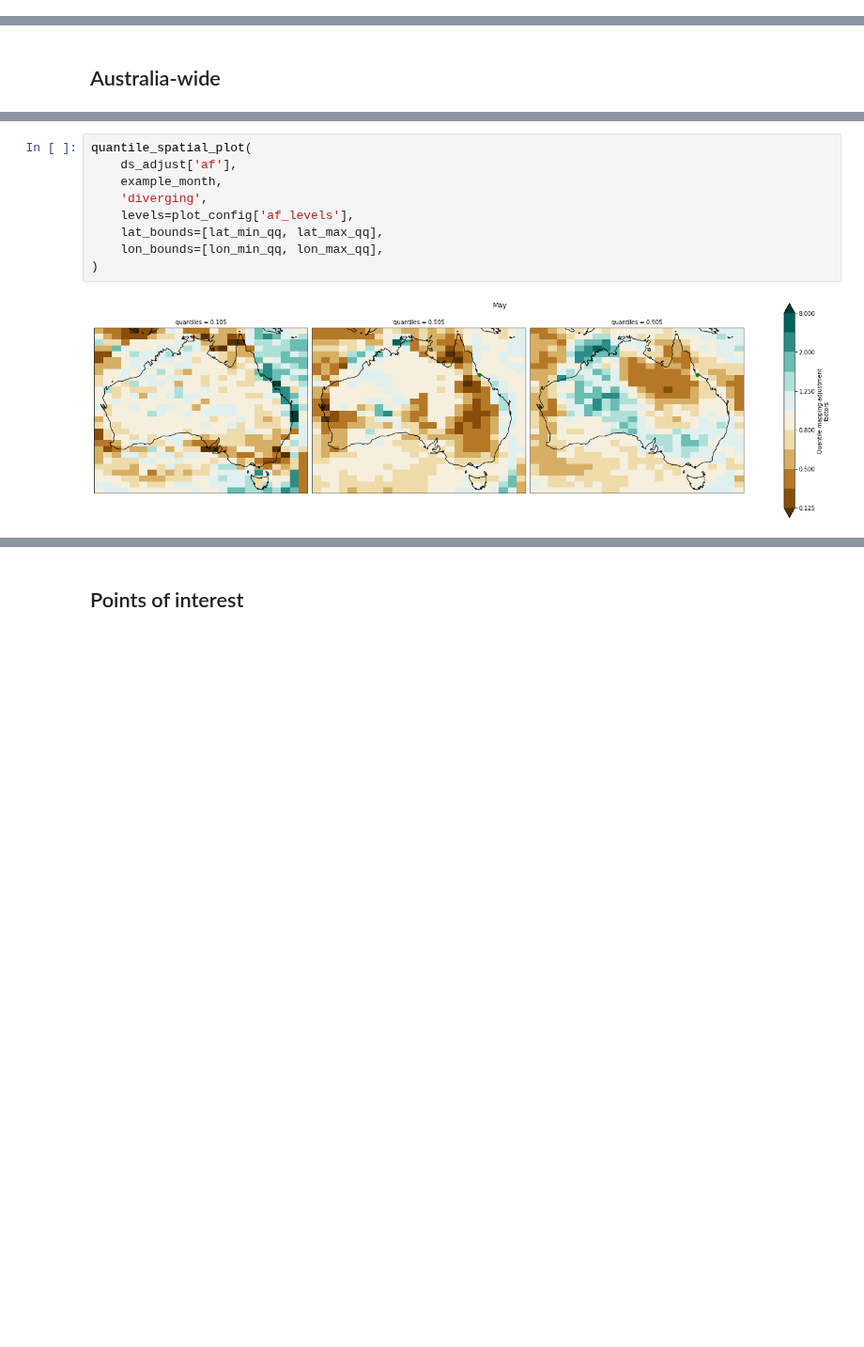
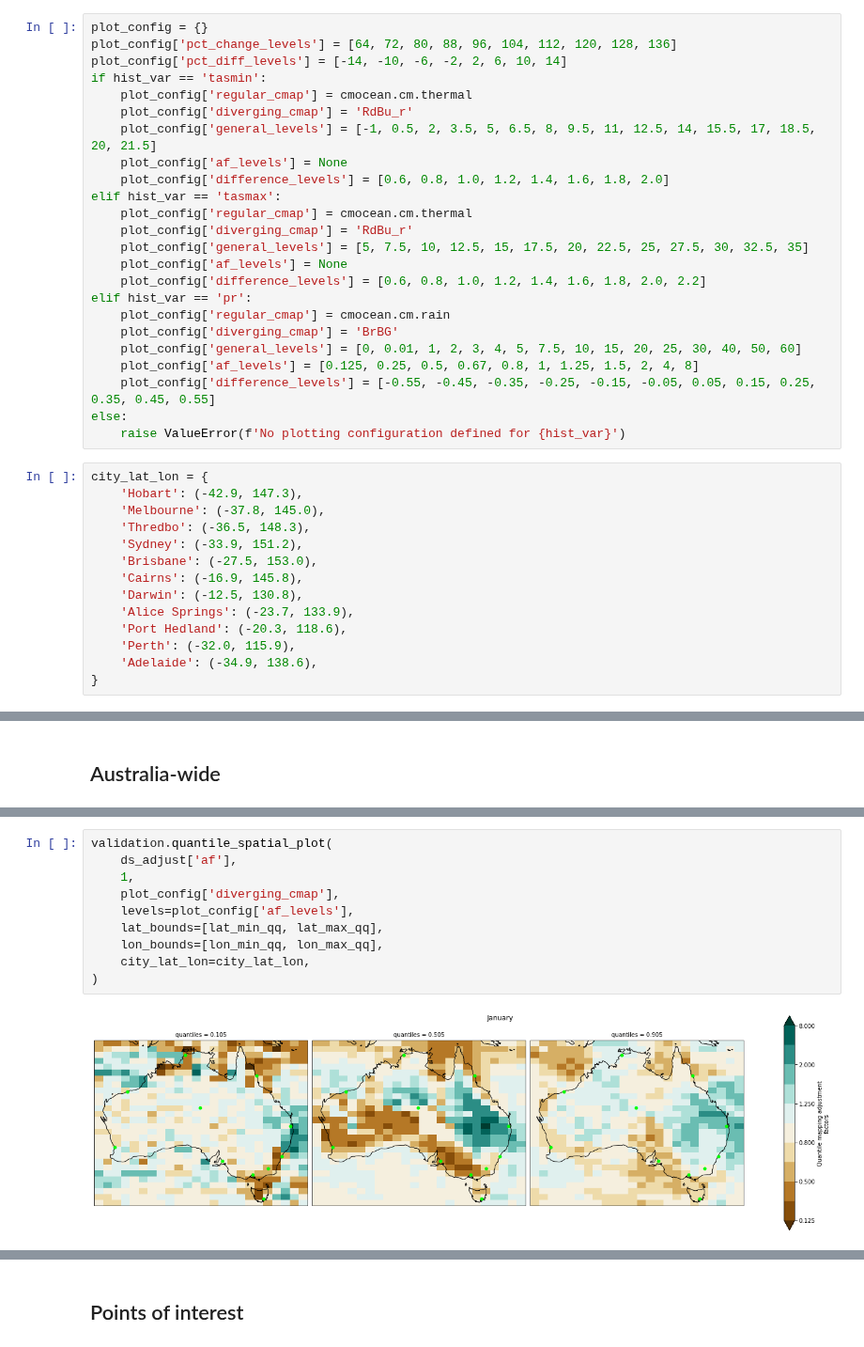
Before and after one commit to AusClimateService/qq-workflows, a Jupyter notebook: new_validation.ipynb, the cells around one changed output, grey strips where cells are left out. Shown at 94% size. Drawn from its saved outputs; the diff is of its cells as text; blank space fills up the shorter version.

```diff
--- a/new_validation.ipynb
+++ b/new_validation.ipynb
@@ -68,6 +53,44 @@ target_files = target_files.split()
 hist_time_bounds = hist_time_bounds.split()
 ref_time_bounds = ref_time_bounds.split()
 target_time_bounds = target_time_bounds.split()
+# %%
+plot_config = {}
+plot_config['pct_change_levels'] = [64, 72, 80, 88, 96, 104, 112, 120, 128, 136]
+plot_config['pct_diff_levels'] = [-14, -10, -6, -2, 2, 6, 10, 14]
+if hist_var == 'tasmin':
+    plot_config['regular_cmap'] = cmocean.cm.thermal
+    plot_config['diverging_cmap'] = 'RdBu_r'
+    plot_config['general_levels'] = [-1, 0.5, 2, 3.5, 5, 6.5, 8, 9.5, 11, 12.5, 14, 15.5, 17, 18.5, 20, 21.5]
+    plot_config['af_levels'] = None
+    plot_config['difference_levels'] = [0.6, 0.8, 1.0, 1.2, 1.4, 1.6, 1.8, 2.0]
+elif hist_var == 'tasmax':
+    plot_config['regular_cmap'] = cmocean.cm.thermal
+    plot_config['diverging_cmap'] = 'RdBu_r'
+    plot_config['general_levels'] = [5, 7.5, 10, 12.5, 15, 17.5, 20, 22.5, 25, 27.5, 30, 32.5, 35]
+    plot_config['af_levels'] = None
+    plot_config['difference_levels'] = [0.6, 0.8, 1.0, 1.2, 1.4, 1.6, 1.8, 2.0, 2.2]
+elif hist_var == 'pr':
+    plot_config['regular_cmap'] = cmocean.cm.rain
+    plot_config['diverging_cmap'] = 'BrBG'
+    plot_config['general_levels'] = [0, 0.01, 1, 2, 3, 4, 5, 7.5, 10, 15, 20, 25, 30, 40, 50, 60]
+    plot_config['af_levels'] = [0.125, 0.25, 0.5, 0.67, 0.8, 1, 1.25, 1.5, 2, 4, 8]
+    plot_config['difference_levels'] = [-0.55, -0.45, -0.35, -0.25, -0.15, -0.05, 0.05, 0.15, 0.25, 0.35, 0.45, 0.55]
+else:
+    raise ValueError(f'No plotting configuration defined for {hist_var}')
+# %%
+city_lat_lon = {
+    'Hobart': (-42.9, 147.3),
+    'Melbourne': (-37.8, 145.0),
+    'Thredbo': (-36.5, 148.3),
+    'Sydney': (-33.9, 151.2),
+    'Brisbane': (-27.5, 153.0),
+    'Cairns': (-16.9, 145.8),
+    'Darwin': (-12.5, 130.8),
+    'Alice Springs': (-23.7, 133.9),
+    'Port Hedland': (-20.3, 118.6),
+    'Perth': (-32.0, 115.9),
+    'Adelaide': (-34.9, 138.6),
+}
 # %% [markdown]
 ## Read data
 # %%
@@ -197,11 +155,12 @@ quantile_spatial_plot(
 # %%
-quantile_spatial_plot(
+validation.quantile_spatial_plot(
     ds_adjust['af'],
-    example_month,
-    'diverging',
+    1,
+    plot_config['diverging_cmap'],
     levels=plot_config['af_levels'],
     lat_bounds=[lat_min_qq, lat_max_qq],
     lon_bounds=[lon_min_qq, lon_max_qq],
+    city_lat_lon=city_lat_lon,
 )
 # %% [output]
-[figure, old version]
+[figure, new version]
```
Also changed, not shown: parts of 13 cells of this notebook, 1 other file.
